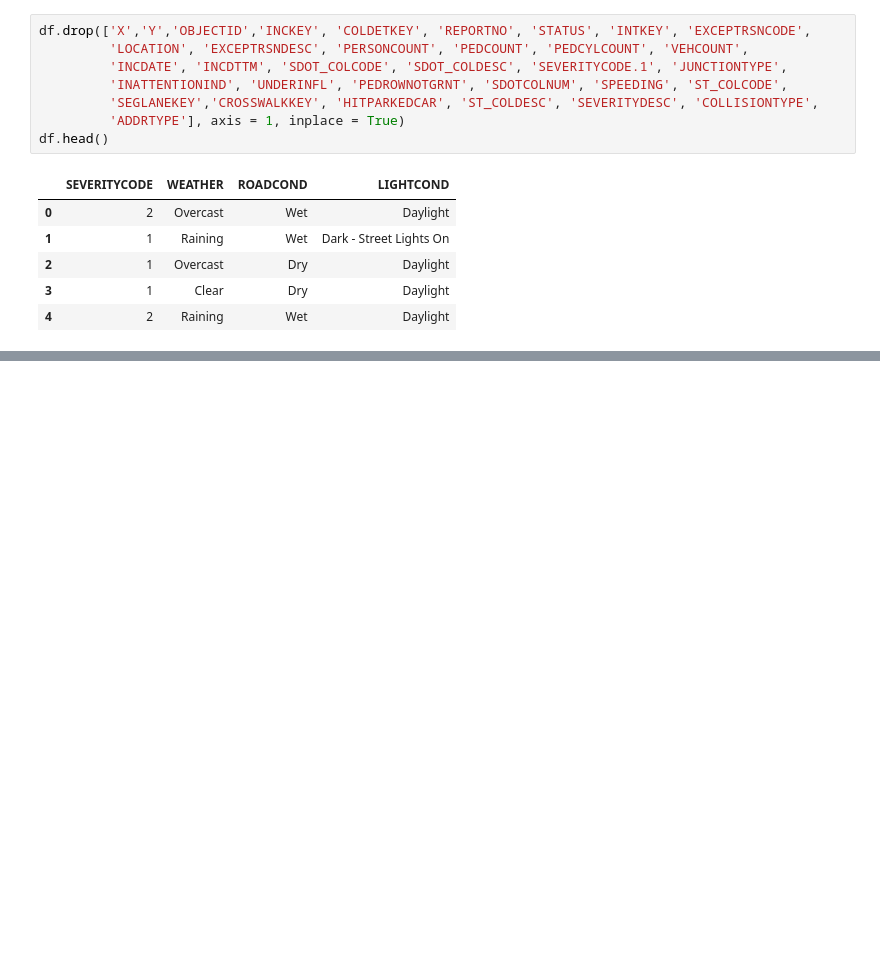
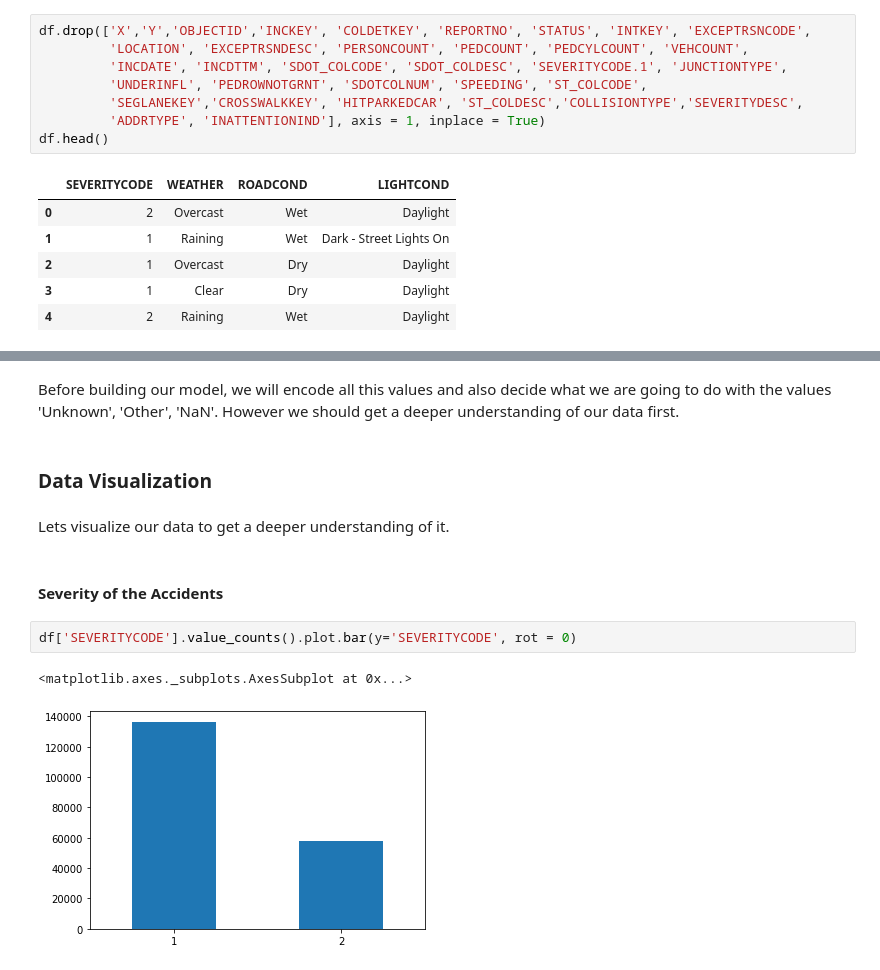
Before and after one commit to OblimoGr/Coursera_Capstone, a Jupyter notebook: Applied Data Science Capstone .ipynb, the cells around one changed output, grey strips where cells are left out. Drawn from its saved outputs; the diff is of its cells as text; blank space fills up the shorter version.

```diff
--- a/Applied Data Science Capstone .ipynb
+++ b/Applied Data Science Capstone .ipynb
@@ -43,9 +46,9 @@ Let's keep only the columns we are going to use
 df.drop(['X','Y','OBJECTID','INCKEY', 'COLDETKEY', 'REPORTNO', 'STATUS', 'INTKEY', 'EXCEPTRSNCODE',
          'LOCATION', 'EXCEPTRSNDESC', 'PERSONCOUNT', 'PEDCOUNT', 'PEDCYLCOUNT', 'VEHCOUNT',
          'INCDATE', 'INCDTTM', 'SDOT_COLCODE', 'SDOT_COLDESC', 'SEVERITYCODE.1', 'JUNCTIONTYPE',
-         'INATTENTIONIND', 'UNDERINFL', 'PEDROWNOTGRNT', 'SDOTCOLNUM', 'SPEEDING', 'ST_COLCODE',
-         'SEGLANEKEY','CROSSWALKKEY', 'HITPARKEDCAR', 'ST_COLDESC', 'SEVERITYDESC', 'COLLISIONTYPE',
-         'ADDRTYPE'], axis = 1, inplace = True)
+         'UNDERINFL', 'PEDROWNOTGRNT', 'SDOTCOLNUM', 'SPEEDING', 'ST_COLCODE',
+         'SEGLANEKEY','CROSSWALKKEY', 'HITPARKEDCAR', 'ST_COLDESC','COLLISIONTYPE','SEVERITYDESC',
+         'ADDRTYPE', 'INATTENTIONIND'], axis = 1, inplace = True)
 df.head()
 # %% [output]
 |  | SEVERITYCODE | WEATHER | ROADCOND | LIGHTCOND |
@@ -60,0 +129,13 @@ Next we are going to convert our categorical values to numerical ones. As shown
+# %% [markdown]
+Before building our model, we will encode all this values and also decide what we are going to do with the values 'Unknown', 'Other', 'NaN'. However we should get a deeper understanding of our data first.
+# %% [markdown]
+### Data Visualization
+# %% [markdown]
+Lets visualize our data to get a deeper understanding of it.
+# %% [markdown]
+#### Severity of the Accidents
+# %%
+df['SEVERITYCODE'].value_counts().plot.bar(y='SEVERITYCODE', rot = 0)
+# %% [output]
+<matplotlib.axes._subplots.AxesSubplot at 0x...>
+[figure, added]
```
Also changed, not shown: parts of 82 cells of this notebook, 2 other files.
